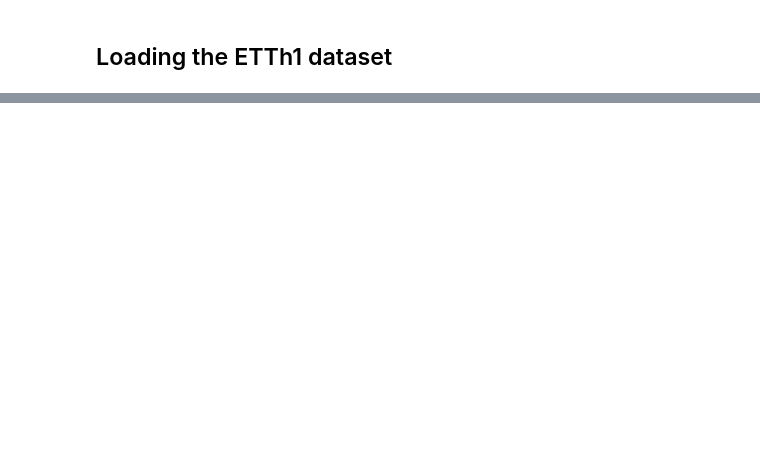
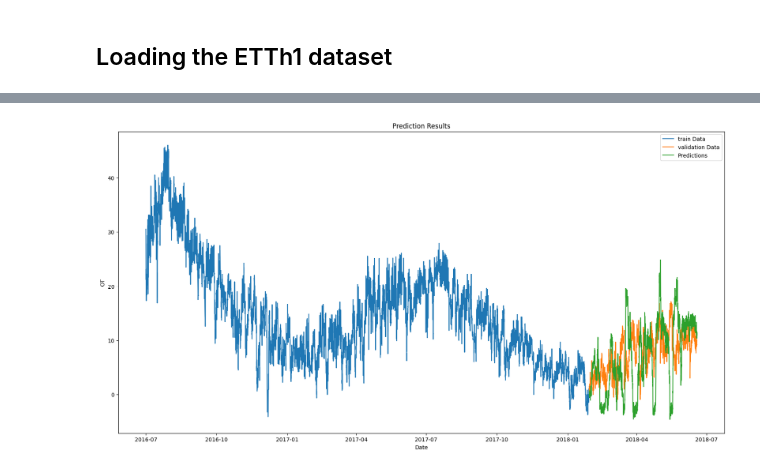
Before and after one commit to khaledbouabdallah/Time-series-DS-project, a Jupyter notebook: XGBoost.ipynb, the cells around one changed output, grey strips where cells are left out. Saved outputs shown, nothing was run; the diff lists cells and outputs as text; code cells hidden in the pictures; blank space fills up the shorter version.

```diff
--- a/XGBoost.ipynb
+++ b/XGBoost.ipynb
@@ -138,0 +152,12 @@ Mean test Absolute Error: 0.48842
+# %%
+plt.figure(figsize=(20, 10))
+plt.plot(train_data, label="train Data")
+plt.plot(val_data, label='validation Data')
+plt.plot(predictions, label='Predictions')
+plt.xlabel('Date')
+plt.ylabel('OT')
+plt.title('Prediction Results')
+plt.legend()
+plt.show()
+# %% [output]
+[figure, added]
```
Also changed, not shown: parts of 47 cells of this notebook, 5 other files.
